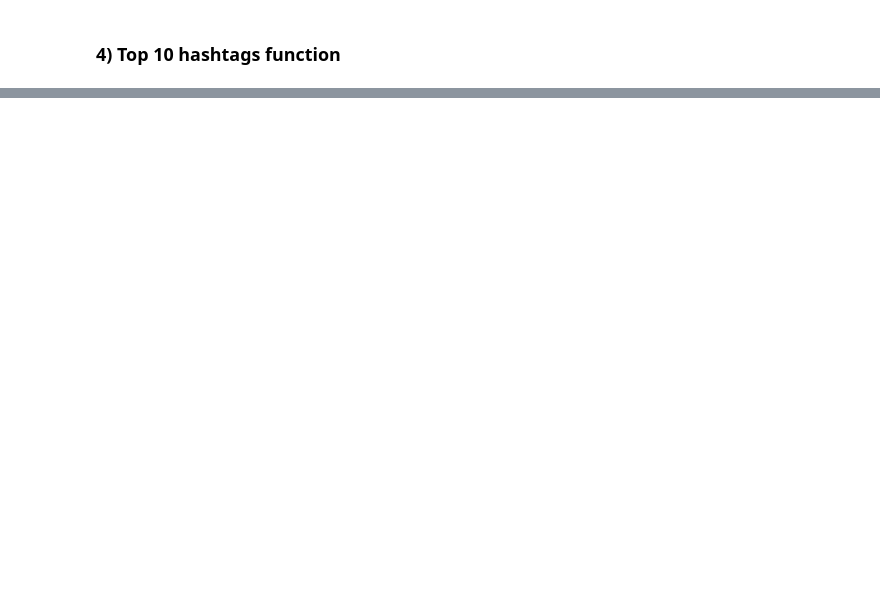
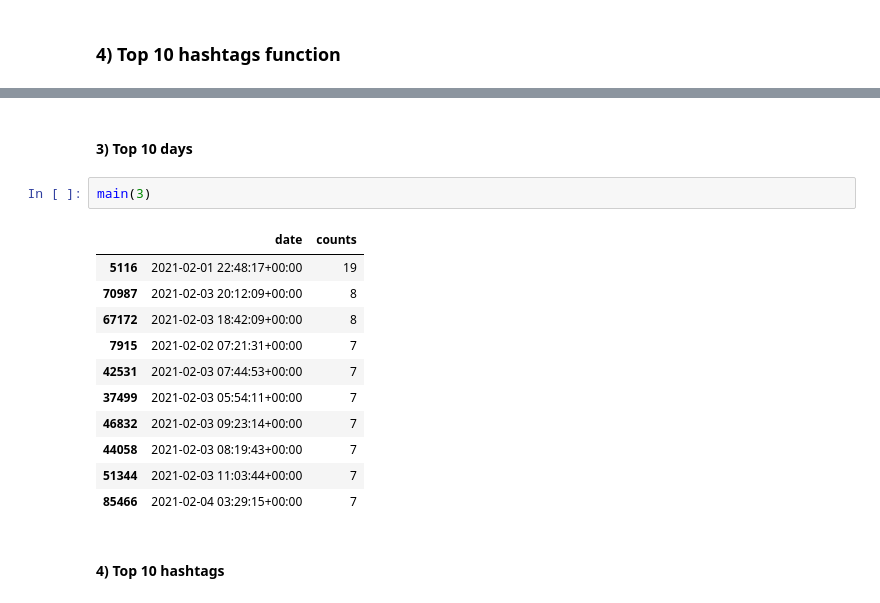
Before and after one commit to TamaraErdmann/EVDiagnosticoGIT, a Jupyter notebook: clean-raw-json-tweets-data.ipynb, the cells around one changed output, grey strips where cells are left out. Saved outputs shown, nothing was run; the diff lists cells and outputs as text; blank space fills up the shorter version.

```diff
--- a/clean-raw-json-tweets-data.ipynb
+++ b/clean-raw-json-tweets-data.ipynb
@@ -135,0 +184,18 @@ def top_10_hashtags():
+# %% [markdown]
+#### 3) Top 10 days
+# %%
+main(3)
+# %% [output]
+|  | date | counts |
+| 5116 | 2021-02-01 22:48:17+00:00 | 19 |
+| 70987 | 2021-02-03 20:12:09+00:00 | 8 |
+| 67172 | 2021-02-03 18:42:09+00:00 | 8 |
+| 7915 | 2021-02-02 07:21:31+00:00 | 7 |
+| 42531 | 2021-02-03 07:44:53+00:00 | 7 |
+| 37499 | 2021-02-03 05:54:11+00:00 | 7 |
+| 46832 | 2021-02-03 09:23:14+00:00 | 7 |
+| 44058 | 2021-02-03 08:19:43+00:00 | 7 |
+| 51344 | 2021-02-03 11:03:44+00:00 | 7 |
+| 85466 | 2021-02-04 03:29:15+00:00 | 7 |
+# %% [markdown]
+#### 4) Top 10 hashtags
```
Also changed, not shown: parts of 12 cells of this notebook.
